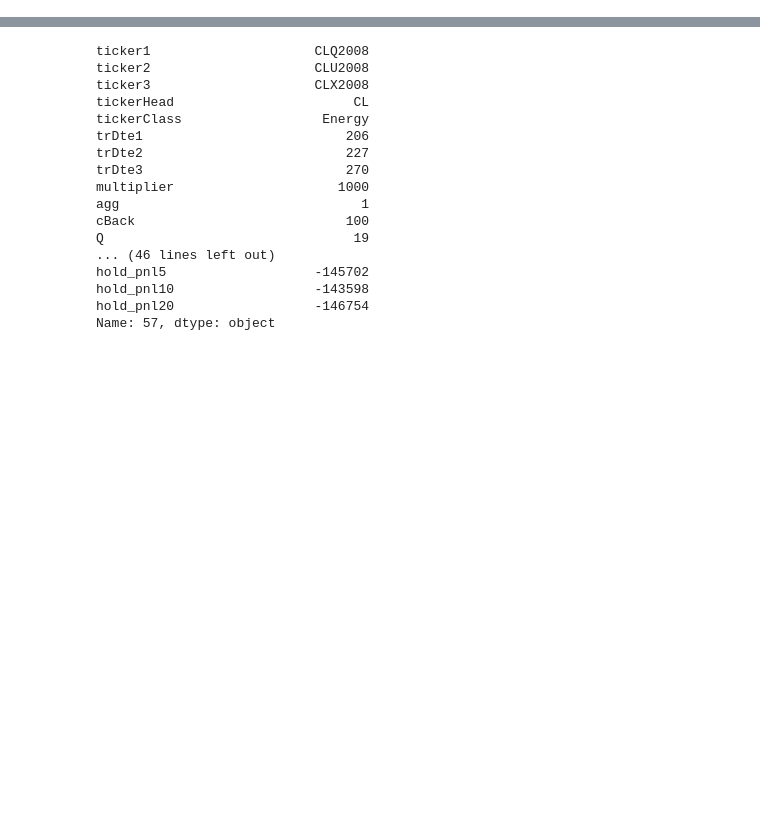
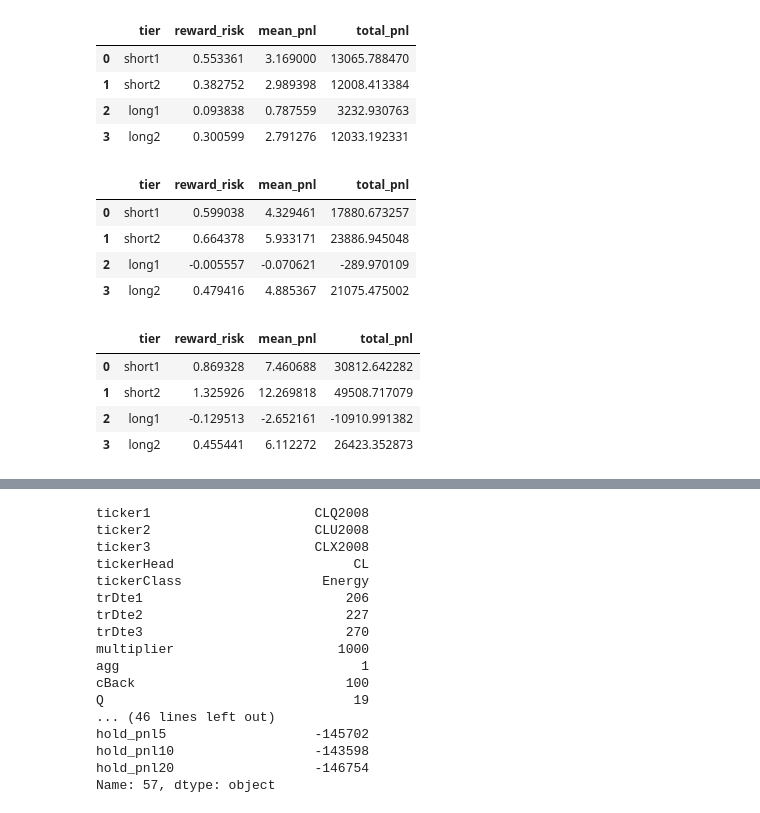
Before and after one commit to d0p34m1n3/repo_barbarossa, a Jupyter notebook: PycharmProjects/backtesting/test_backtest_futures_butterfly.ipynb, the cells around one changed output, grey strips where cells are left out. Drawn from its saved outputs; the diff is of its cells as text; code cells hidden in the pictures; blank space fills up the shorter version.

```diff
--- a/PycharmProjects/backtesting/test_backtest_futures_butterfly.ipynb
+++ b/PycharmProjects/backtesting/test_backtest_futures_butterfly.ipynb
@@ -107 +237,56 @@ for pnl_field in pnl_field_list:
+# %%
+import backtesting.backtest_stats as bs
+import pandas as pd
+from IPython.display import display
+
+trade_data = big_data[big_data['tickerClass']=='Energy']
+
+pnl_field_list = ['hold_pnl5_per_contract','hold_pnl10_per_contract','hold_pnl20_per_contract']
+
+for pnl_field in pnl_field_list:
+    standard_short_stats1 = bs.get_summary_stats(trade_data[(trade_data['z1']>=0.6) &
+                                                     (trade_data['z1']<1.2) &
+                                                      (trade_data['QF']>=85)][pnl_field].values)
+    standard_short_stats2 = bs.get_summary_stats(trade_data[(trade_data['z1']>=1.2) &
+                                                      (trade_data['QF']>=85)][pnl_field].values)
+
+    standard_long_stats1 = bs.get_summary_stats(trade_data[(trade_data['z1']<=-0.6) &
+                                                     (trade_data['z1']>-1.2) &
+                                                      (trade_data['QF']<=12)][pnl_field].values)
+
+    standard_long_stats2 = bs.get_summary_stats(trade_data[(trade_data['z1']<=-1.2) &
+                                                      (trade_data['QF']<=12)][pnl_field].values)
+
+    summary_frame = pd.DataFrame.from_items([('tier', ['short1','short2','long1','long2']),
+                         ('reward_risk', [standard_short_stats1['reward_risk'],
+                                         standard_short_stats2['reward_risk'],
+                                         standard_long_stats1['reward_risk'],
+                                         standard_long_stats2['reward_risk']]),
+                         ('mean_pnl', [standard_short_stats1['mean_pnl'],
+                                         standard_short_stats2['mean_pnl'],
+                                         standard_long_stats1['mean_pnl'],
+                                         standard_long_stats2['mean_pnl']]),
+                        ('total_pnl', [standard_short_stats1['total_pnl'],
+                                         standard_short_stats2['total_pnl'],
+                                         standard_long_stats1['total_pnl'],
+                                         standard_long_stats2['total_pnl']])])
+    display(summary_frame)
+
+# waiting for a month seems to provide better results although this is more true for short then longs
+# %% [output]
+|  | tier | reward_risk | mean_pnl | total_pnl |
+| 0 | short1 | 0.553361 | 3.169000 | 13065.788470 |
+| 1 | short2 | 0.382752 | 2.989398 | 12008.413384 |
+| 2 | long1 | 0.093838 | 0.787559 | 3232.930763 |
+| 3 | long2 | 0.300599 | 2.791276 | 12033.192331 |
+|  | tier | reward_risk | mean_pnl | total_pnl |
+| 0 | short1 | 0.599038 | 4.329461 | 17880.673257 |
+| 1 | short2 | 0.664378 | 5.933171 | 23886.945048 |
+| 2 | long1 | -0.005557 | -0.070621 | -289.970109 |
+| 3 | long2 | 0.479416 | 4.885367 | 21075.475002 |
+|  | tier | reward_risk | mean_pnl | total_pnl |
+| 0 | short1 | 0.869328 | 7.460688 | 30812.642282 |
+| 1 | short2 | 1.325926 | 12.269818 | 49508.717079 |
+| 2 | long1 | -0.129513 | -2.652161 | -10910.991382 |
+| 3 | long2 | 0.455441 | 6.112272 | 26423.352873 |
 # %%
```
Also changed, not shown: parts of 19 cells of this notebook.
